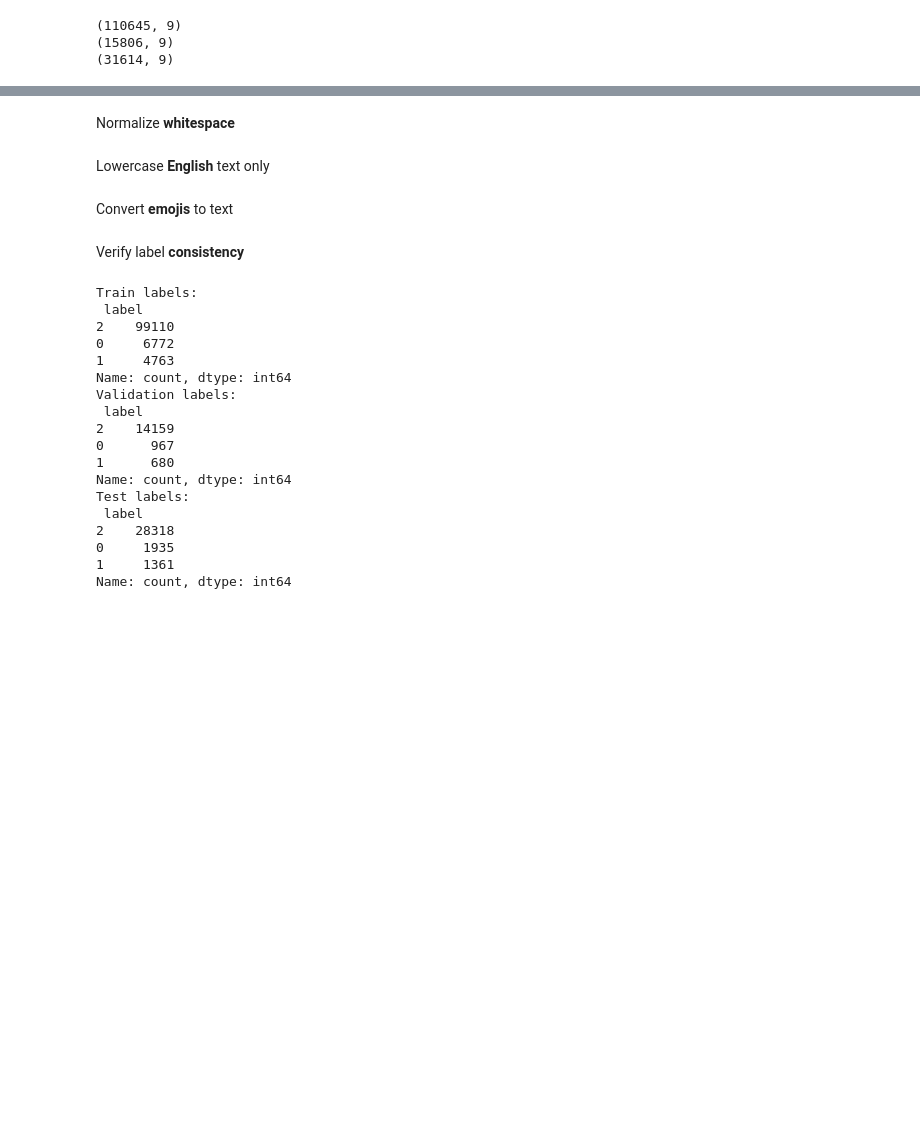
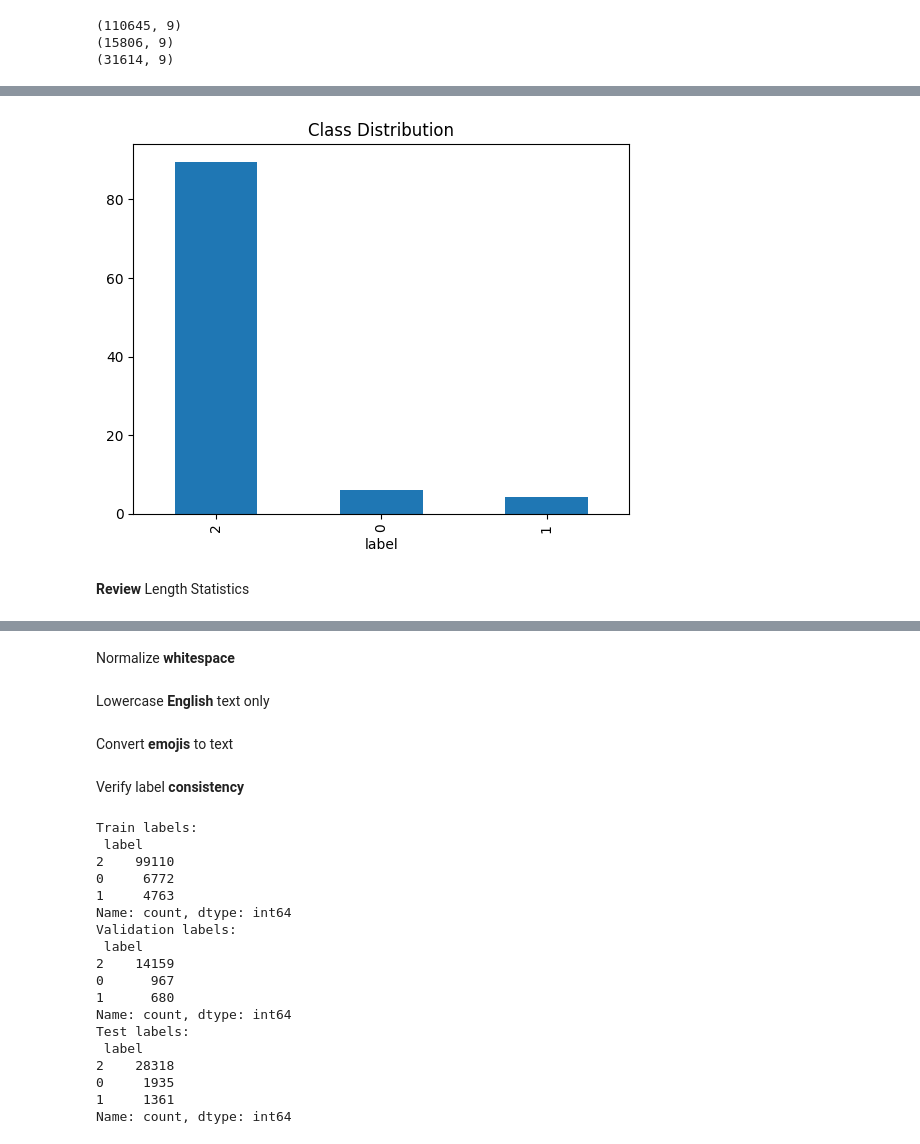
Before and after one commit to ridika-2004/Comparison_of_XLM-RoBERTa_and_BanglaBERT_on_Bengali_and_Code-Mixed_Dataset, a Jupyter notebook: Model Training/BanglaBook.ipynb, the cells around one changed output, grey strips where cells are left out. Drawn from its saved outputs; the diff is of its cells as text; code cells hidden in the pictures; blank space fills up the shorter version.

```diff
--- a/Model Training/BanglaBook.ipynb
+++ b/Model Training/BanglaBook.ipynb
@@ -25,0 +164,9 @@ print(test_df.shape)
+# %%
+df_label = test_df['label'].value_counts(normalize=True) * 100
+df_label.plot(kind='bar')
+plt.title("Class Distribution")
+plt.show()
+# %% [output]
+[figure, added]
+# %% [markdown]
+**Review** Length Statistics
```
Also changed, not shown: parts of 15 cells of this notebook.
